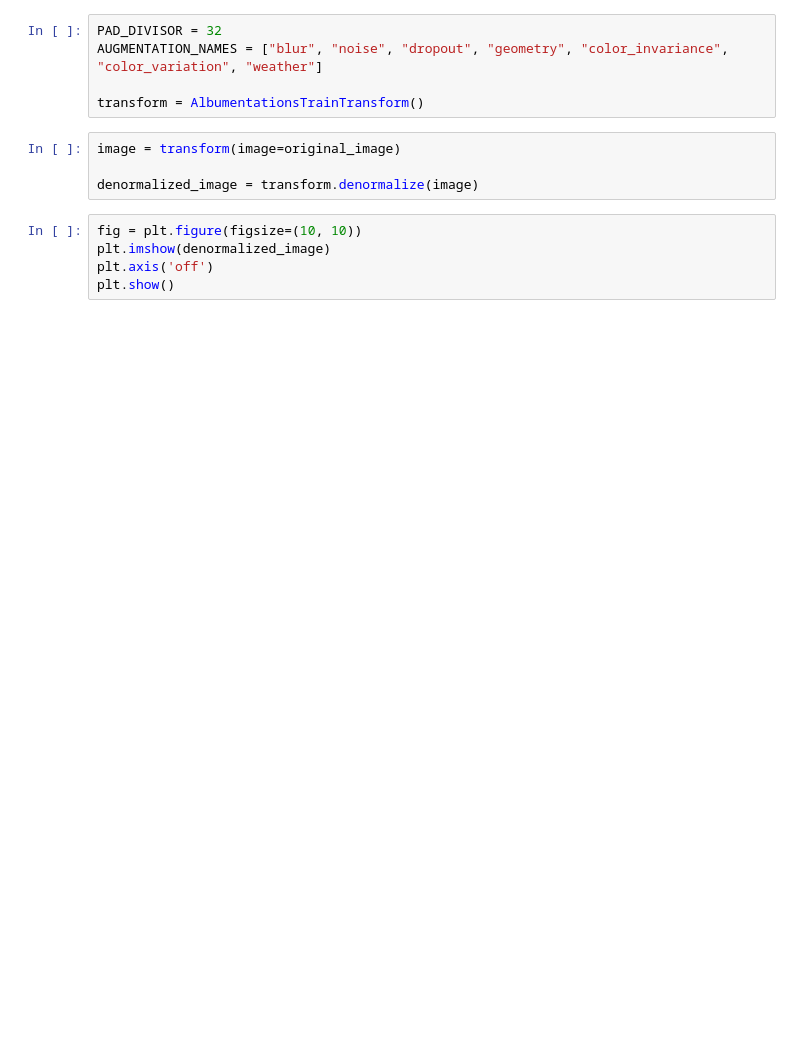
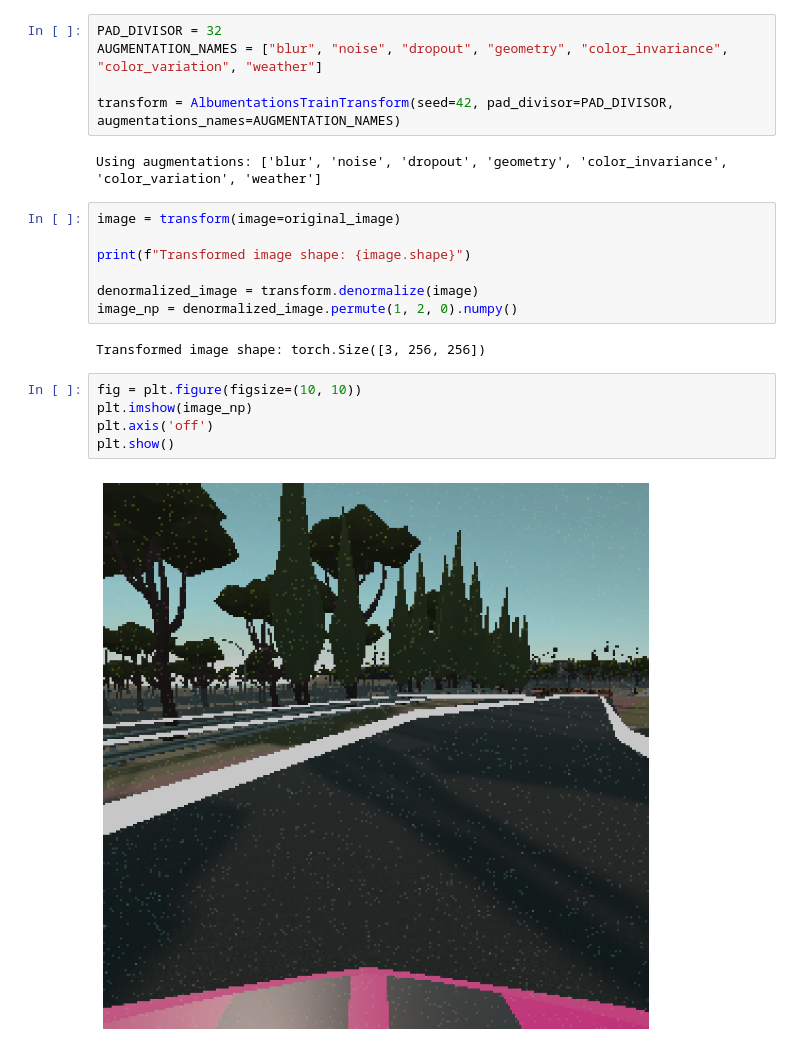
Before and after one commit to Matyslgr/MaskGenerator, a Jupyter notebook: notebooks/augmentations.ipynb, the cells around one changed output. Drawn from its saved outputs; the diff is of its cells as text; blank space fills up the shorter version.

```diff
--- a/notebooks/augmentations.ipynb
+++ b/notebooks/augmentations.ipynb
@@ -30,13 +37,22 @@ plt.show()
 PAD_DIVISOR = 32
 AUGMENTATION_NAMES = ["blur", "noise", "dropout", "geometry", "color_invariance", "color_variation", "weather"]
 
-transform = AlbumentationsTrainTransform()
+transform = AlbumentationsTrainTransform(seed=42, pad_divisor=PAD_DIVISOR, augmentations_names=AUGMENTATION_NAMES)
+# %% [output]
+Using augmentations: ['blur', 'noise', 'dropout', 'geometry', 'color_invariance', 'color_variation', 'weather']
 # %%
 image = transform(image=original_image)
 
+print(f"Transformed image shape: {image.shape}")
+
 denormalized_image = transform.denormalize(image)
+image_np = denormalized_image.permute(1, 2, 0).numpy()
+# %% [output]
+Transformed image shape: torch.Size([3, 256, 256])
 # %%
 fig = plt.figure(figsize=(10, 10))
-plt.imshow(denormalized_image)
+plt.imshow(image_np)
 plt.axis('off')
 plt.show()
+# %% [output]
+[figure, added]
```
Also changed, not shown: parts of 3 cells of this notebook, 5 other files.
